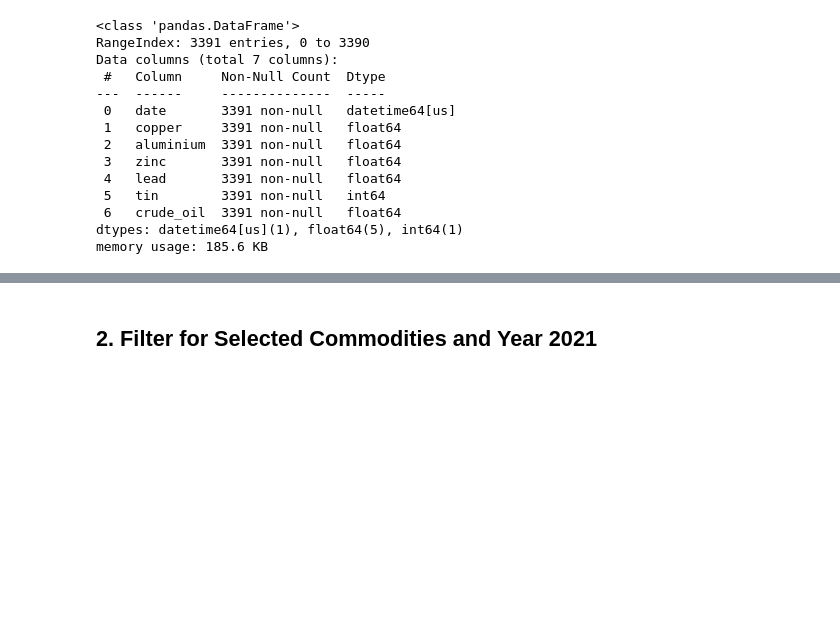
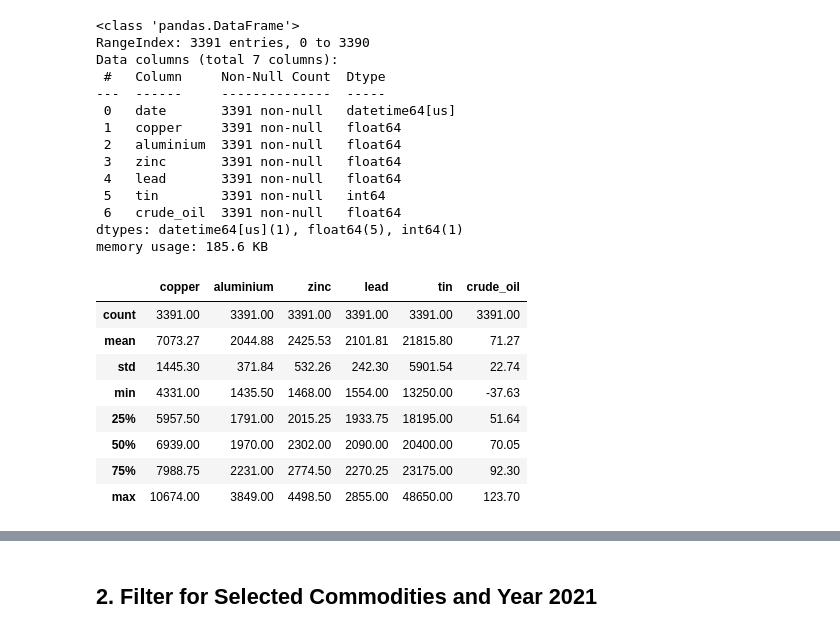
Before and after one commit to d-dubinin/OilDesk-Intern-Assessment, a Jupyter notebook: solutions/q1_data_manipulation.ipynb, the cells around one changed output, grey strips where cells are left out. Drawn from its saved outputs; the diff is of its cells as text; code cells hidden in the pictures; blank space fills up the shorter version.

```diff
--- a/solutions/q1_data_manipulation.ipynb
+++ b/solutions/q1_data_manipulation.ipynb
@@ -58,4 +58,16 @@ Data columns (total 7 columns):
  6   crude_oil  3391 non-null   float64
 dtypes: datetime64[us](1), float64(5), int64(1)
 memory usage: 185.6 KB
+# %%
+df[price_cols].describe().round(2)
+# %% [output]
+|  | copper | aluminium | zinc | lead | tin | crude_oil |
+| count | 3391.00 | 3391.00 | 3391.00 | 3391.00 | 3391.00 | 3391.00 |
+| mean | 7073.27 | 2044.88 | 2425.53 | 2101.81 | 21815.80 | 71.27 |
+| std | 1445.30 | 371.84 | 532.26 | 242.30 | 5901.54 | 22.74 |
+| min | 4331.00 | 1435.50 | 1468.00 | 1554.00 | 13250.00 | -37.63 |
+| 25% | 5957.50 | 1791.00 | 2015.25 | 1933.75 | 18195.00 | 51.64 |
+| 50% | 6939.00 | 1970.00 | 2302.00 | 2090.00 | 20400.00 | 70.05 |
+| 75% | 7988.75 | 2231.00 | 2774.50 | 2270.25 | 23175.00 | 92.30 |
+| max | 10674.00 | 3849.00 | 4498.50 | 2855.00 | 48650.00 | 123.70 |
 # %% [markdown]
```
Also changed, not shown: parts of 5 cells of this notebook.
